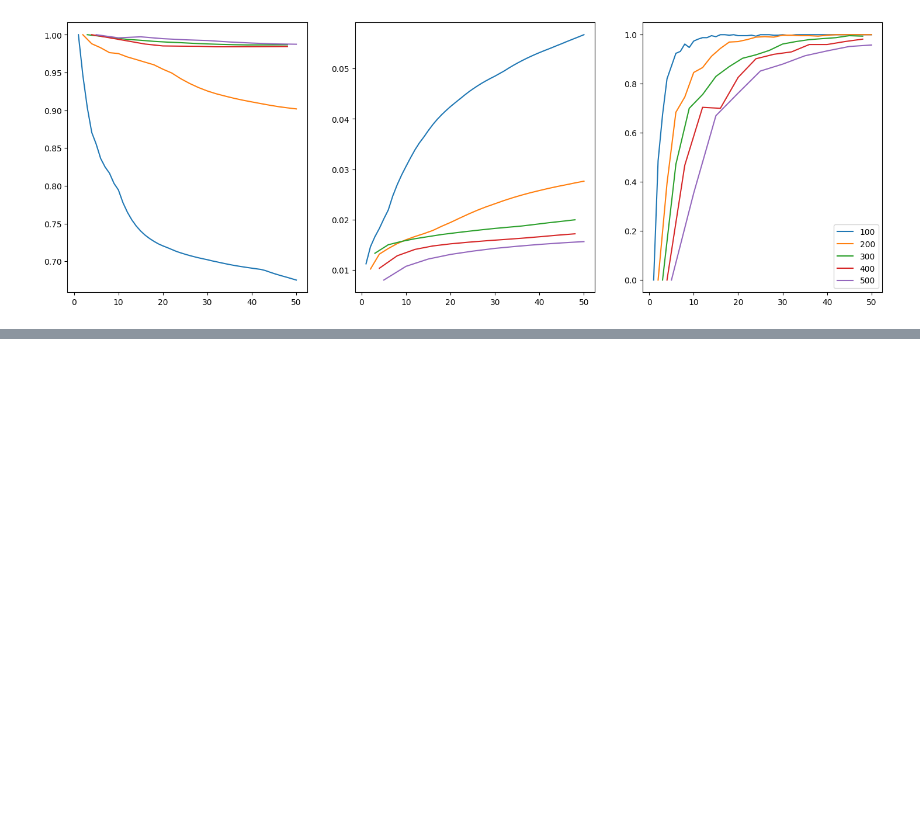
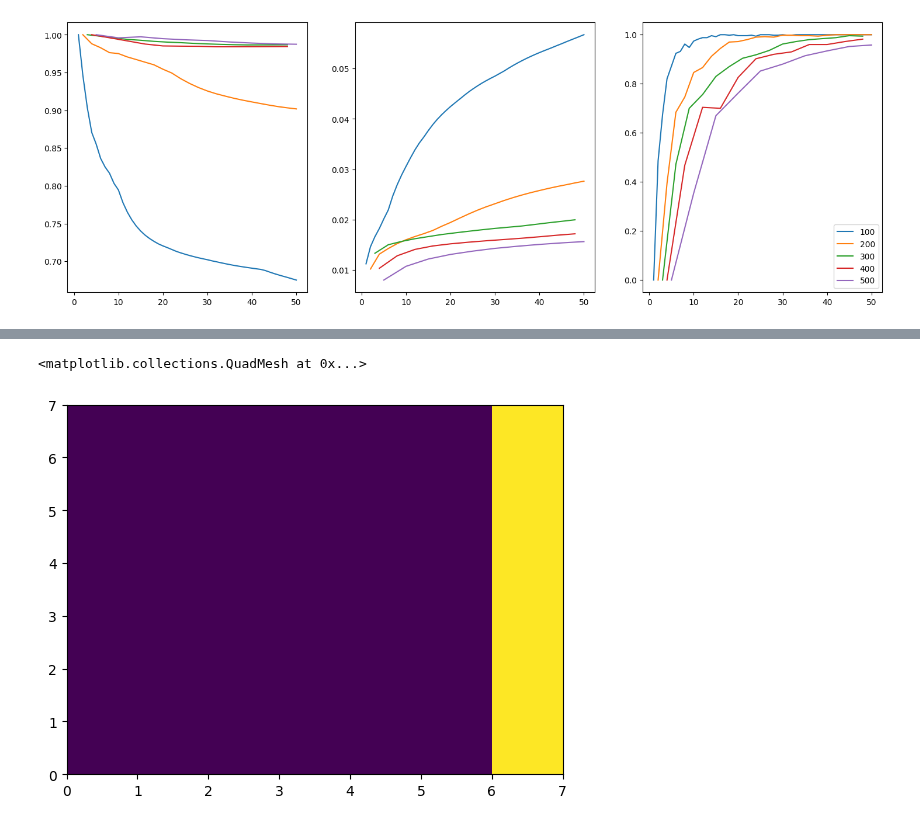
Before and after one commit to wormLove/DCNet, a Jupyter notebook: DCNet2.ipynb, the cells around one changed output, grey strips where cells are left out. Cells and saved outputs as stored; diff of their text form; code cells hidden in the pictures; blank space fills up the shorter version.

```diff
--- a/DCNet2.ipynb
+++ b/DCNet2.ipynb
@@ -117,0 +139,10 @@ plt.legend()
+# %%
+#graph_dict = {idx: row.nonzero().flatten().tolist() for idx, row in enumerate(module_c.recurrent_weights.fill_diagonal_(0.0))}
+graph_dict = {0: [1, 3], 1: [0, 2], 2: [1], 3: [0, 4, 5, 6], 4: [3, 5], 5: [3, 4, 6], 6: [5, 3]}
+pruned_connections = _prune(7, graph_dict)
+plt.pcolormesh(pruned_connections)
+
+#print(graph_dict)
+# %% [output]
+<matplotlib.collections.QuadMesh at 0x...>
+[figure, added]
```
Also changed, not shown: parts of 7 cells of this notebook, 2 other files.
